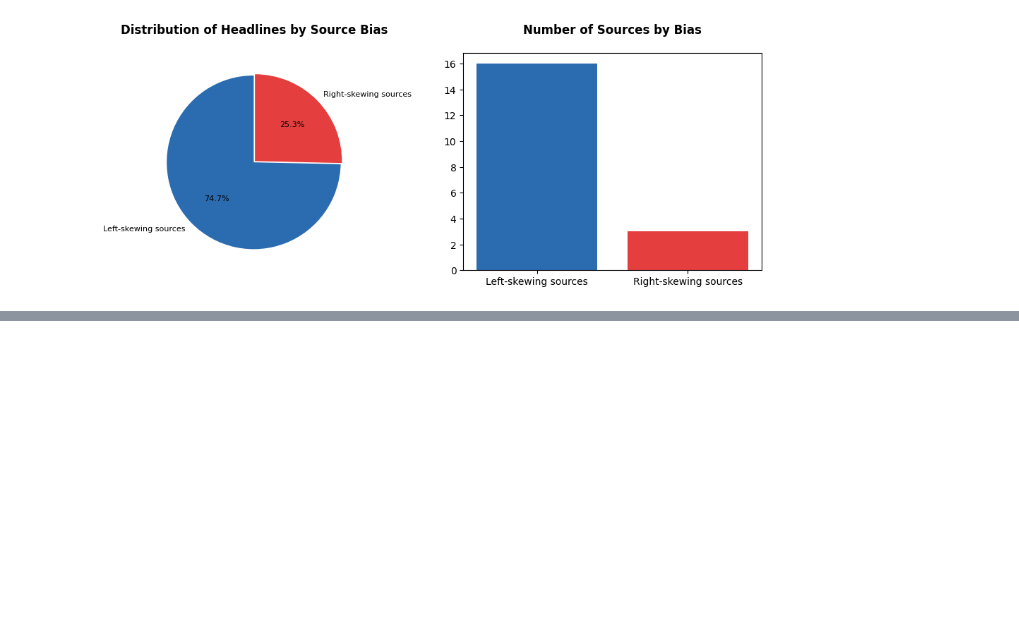
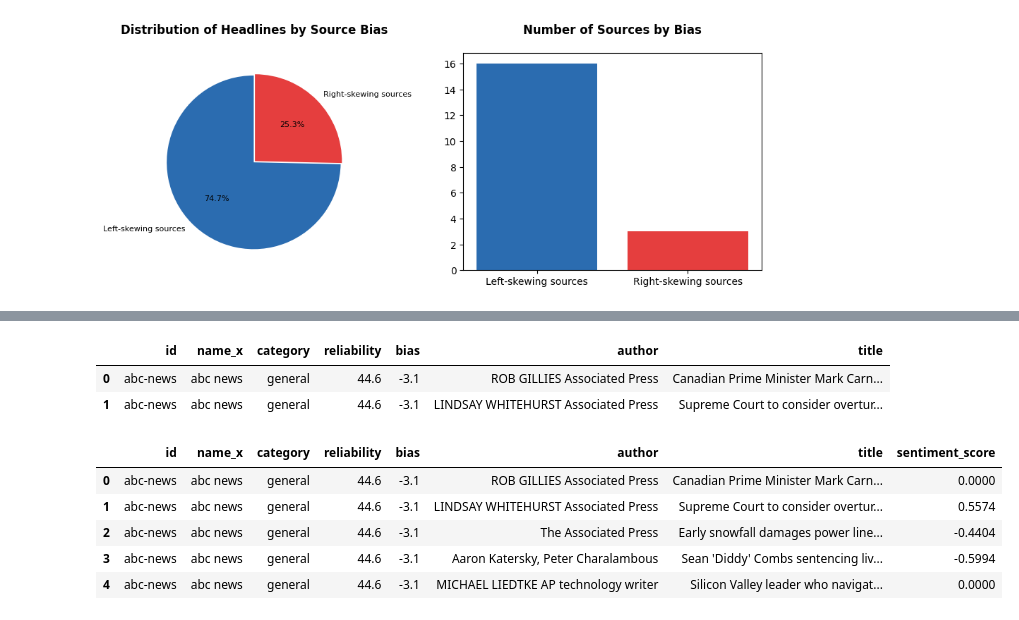
Before and after one commit to Joshua-Byrd/HeadlineAnalysis, a Jupyter notebook: notebooks/headline_analysis.ipynb, the cells around one changed output, grey strips where cells are left out. Cells and saved outputs as stored; diff of their text form; code cells hidden in the pictures; blank space fills up the shorter version.

Commit message:
Add sentiment analysis to the notebook

```diff
--- a/notebooks/headline_analysis.ipynb
+++ b/notebooks/headline_analysis.ipynb
@@ -149,0 +175,20 @@ Looking at the charts above, the source distribution is clearly less than ideal.
+# %%
+# a reminder of what the dataframe looks like. Analysis will be ran on the 'title' column
+df.head(2)
+# %% [output]
+|  | id | name_x | category | reliability | bias | author | title |
+| 0 | abc-news | abc news | general | 44.6 | -3.1 | ROB GILLIES Associated Press | Canadian Prime Minister Mark Carn... |
+| 1 | abc-news | abc news | general | 44.6 | -3.1 | LINDSAY WHITEHURST Associated Press | Supreme Court to consider overtur... |
+# %%
+# initialize analyzer and apply to each headline, adding a new column to the dataframe
+analyzer = SentimentIntensityAnalyzer()
+df["sentiment_score"] = df["title"].apply(lambda x: analyzer.polarity_scores(x)["compound"])
+# %%
+df.head()
+# %% [output]
+|  | id | name_x | category | reliability | bias | author | title | sentiment_score |
+| 0 | abc-news | abc news | general | 44.6 | -3.1 | ROB GILLIES Associated Press | Canadian Prime Minister Mark Carn... | 0.0000 |
+| 1 | abc-news | abc news | general | 44.6 | -3.1 | LINDSAY WHITEHURST Associated Press | Supreme Court to consider overtur... | 0.5574 |
+| 2 | abc-news | abc news | general | 44.6 | -3.1 | The Associated Press | Early snowfall damages power line... | -0.4404 |
+| 3 | abc-news | abc news | general | 44.6 | -3.1 | Aaron Katersky, Peter Charalambous | Sean 'Diddy' Combs sentencing liv... | -0.5994 |
+| 4 | abc-news | abc news | general | 44.6 | -3.1 | MICHAEL LIEDTKE AP technology writer | Silicon Valley leader who navigat... | 0.0000 |
```
Also changed, not shown: parts of 5 cells of this notebook.
